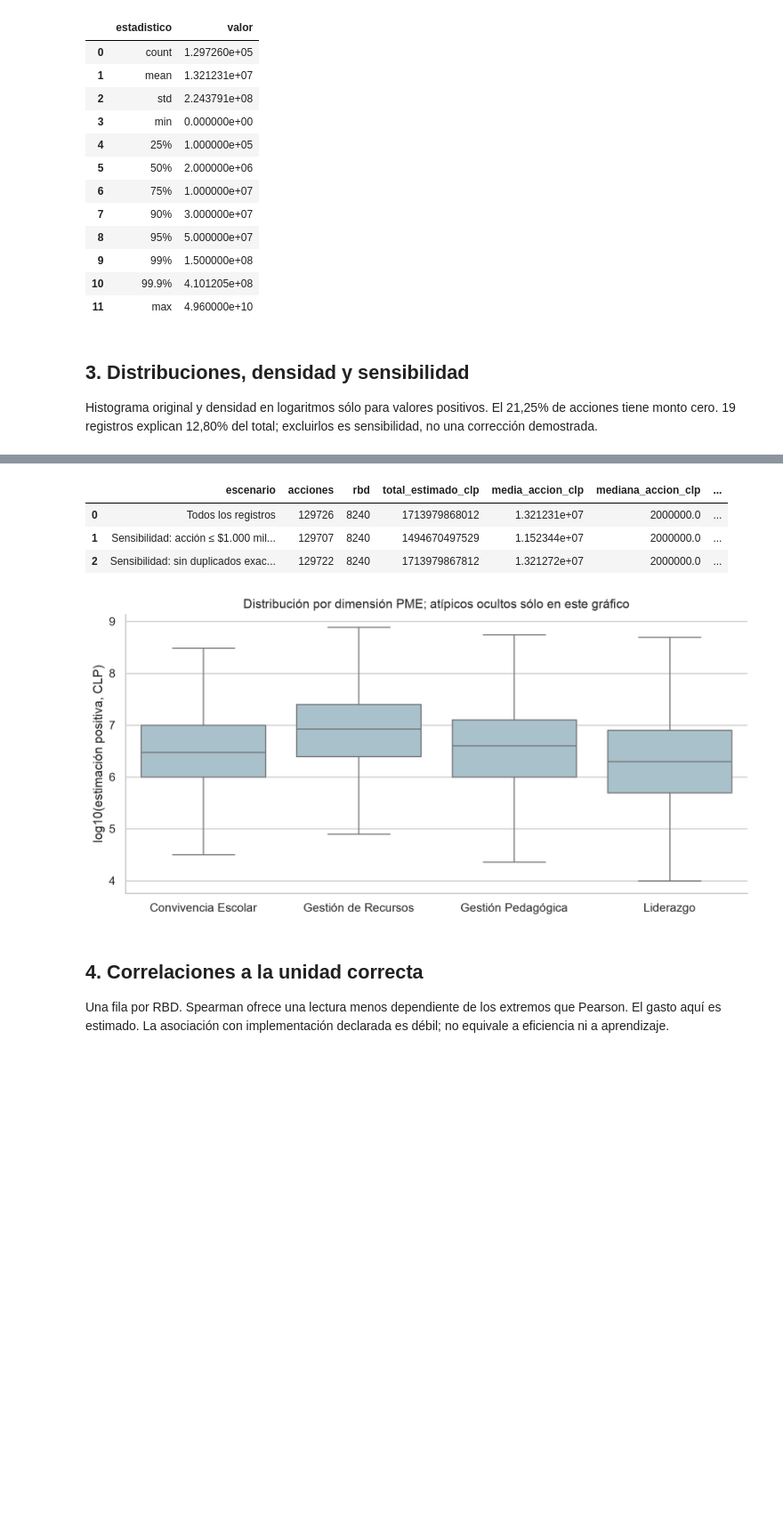
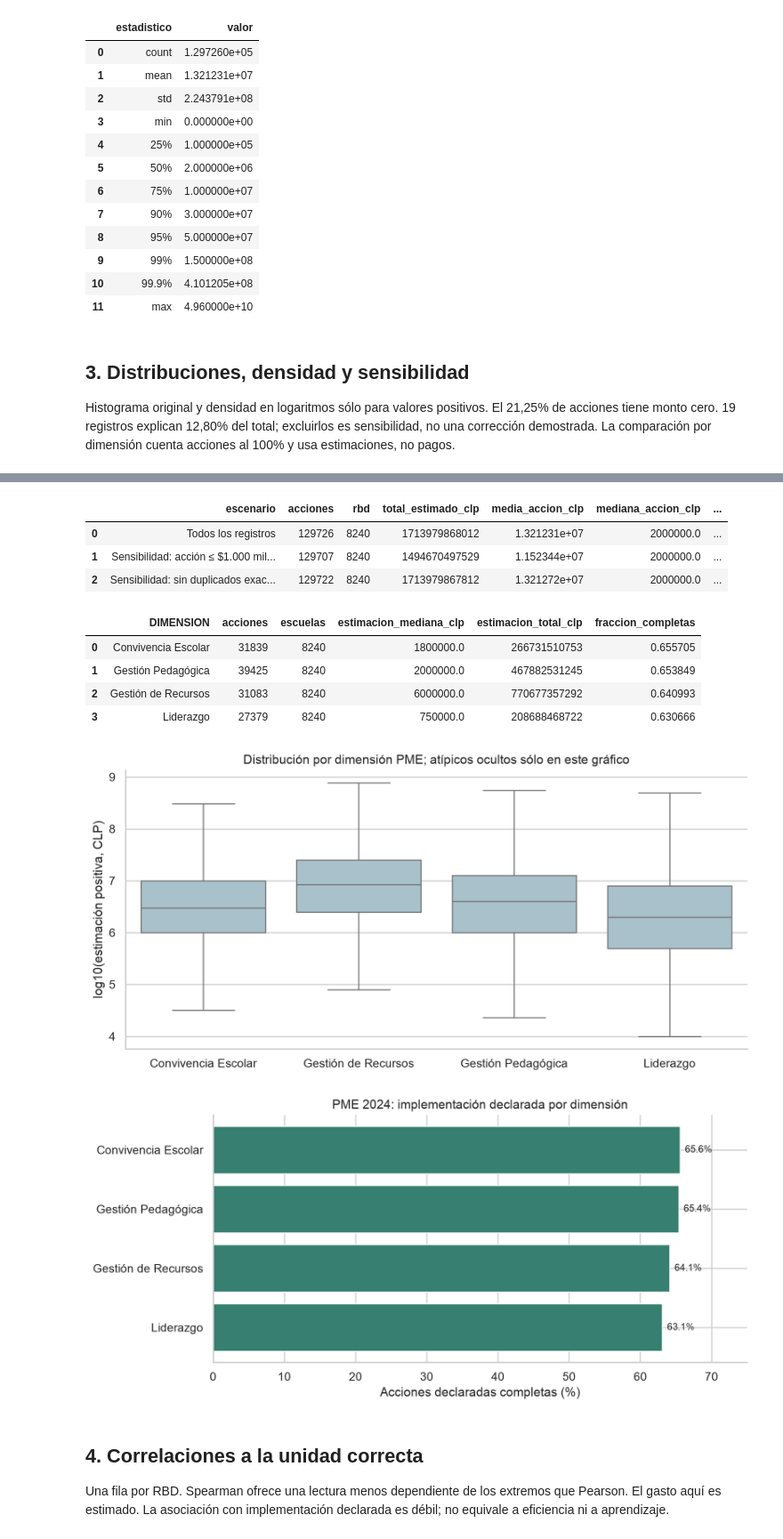
Before and after one commit to red-nato/ExpenditureAndResourceUtilizationInSchoolsSCL, a Jupyter notebook: notebooks/EDA_gasto_educativo.ipynb, the cells around one changed output, grey strips where cells are left out. Shown at 89% size. Cells and saved outputs as stored; diff of their text form; code cells hidden in the pictures; blank space fills up the shorter version.

```diff
--- a/notebooks/EDA_gasto_educativo.ipynb
+++ b/notebooks/EDA_gasto_educativo.ipynb
@@ -98,18 +98,26 @@ display(tabla('pme_descriptivos_montos'))
 # %% [markdown]
 ## 3. Distribuciones, densidad y sensibilidad
 
-Histograma original y densidad en logaritmos sólo para valores positivos. El 21,25% de acciones tiene monto cero. 19 registros explican 12,80% del total; excluirlos es sensibilidad, no una corrección demostrada.
+Histograma original y densidad en logaritmos sólo para valores positivos. El 21,25% de acciones tiene monto cero. 19 registros explican 12,80% del total; excluirlos es sensibilidad, no una corrección demostrada. La comparación por dimensión cuenta acciones al 100% y usa estimaciones, no pagos.
 # %%
 display(Image(filename=str(ROOT/'informes/graficos/05_pme_histograma_densidad.png')))
 display(tabla('pme_sensibilidad_montos'))
+display(tabla('pme_resumen_dimensiones_2024'))
 display(Image(filename=str(ROOT/'informes/graficos/08_pme_dimensiones.png')))
+display(Image(filename=str(ROOT/'informes/graficos/10_pme_dimensiones.png')))
 # %% [output]
 [figure]
 |  | escenario | acciones | rbd | total_estimado_clp | media_accion_clp | mediana_accion_clp | ... |
 | 0 | Todos los registros | 129726 | 8240 | 1713979868012 | 1.321231e+07 | 2000000.0 | ... |
 | 1 | Sensibilidad: acción ≤ $1.000 mil... | 129707 | 8240 | 1494670497529 | 1.152344e+07 | 2000000.0 | ... |
 | 2 | Sensibilidad: sin duplicados exac... | 129722 | 8240 | 1713979867812 | 1.321272e+07 | 2000000.0 | ... |
+|  | DIMENSION | acciones | escuelas | estimacion_mediana_clp | estimacion_total_clp | fraccion_completas |
+| 0 | Convivencia Escolar | 31839 | 8240 | 1800000.0 | 266731510753 | 0.655705 |
+| 1 | Gestión Pedagógica | 39425 | 8240 | 2000000.0 | 467882531245 | 0.653849 |
+| 2 | Gestión de Recursos | 31083 | 8240 | 6000000.0 | 770677357292 | 0.640993 |
+| 3 | Liderazgo | 27379 | 8240 | 750000.0 | 208688468722 | 0.630666 |
 [figure]
+[figure, added]
 # %% [markdown]
 ## 4. Correlaciones a la unidad correcta
 
```
Also changed, not shown: parts of 3 cells of this notebook, 42 other files.
